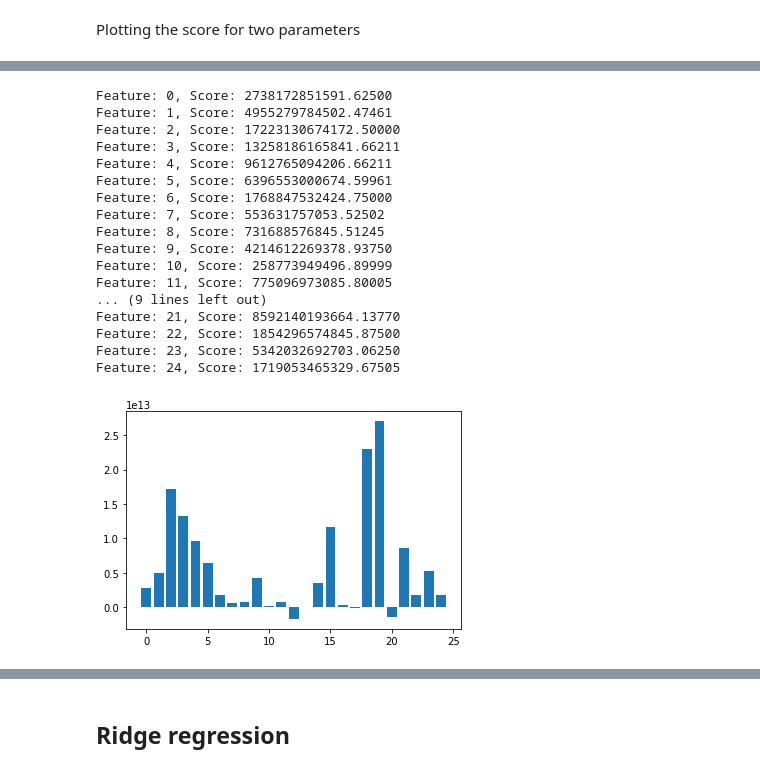
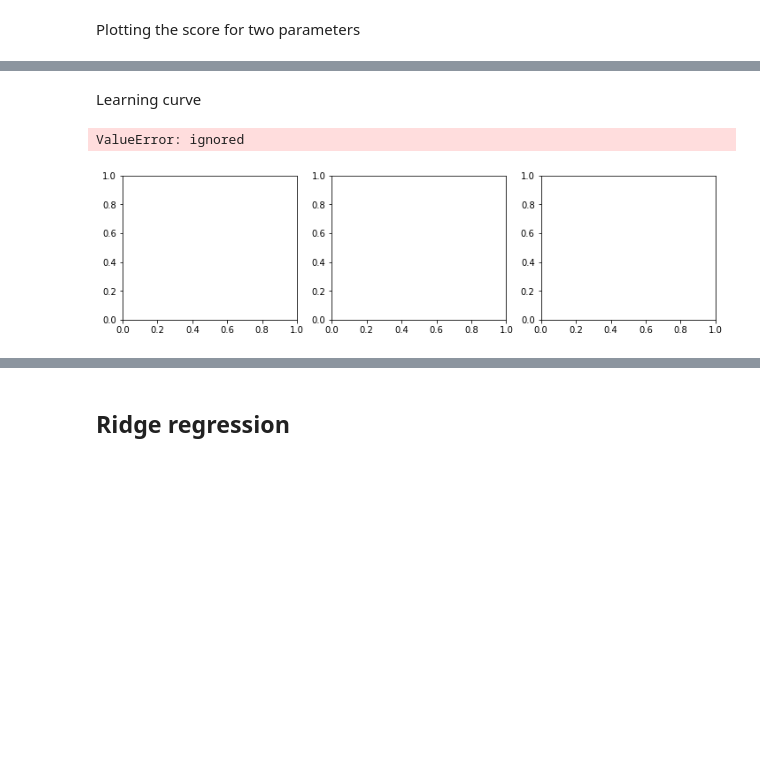
Before and after one commit to SmellyArmure/OC_DS_Project4, a Jupyter notebook: NOTEBOOKS/A_TRIER.ipynb, the cells around one changed output, grey strips where cells are left out. Cells and saved outputs as stored; diff of their text form; code cells hidden in the pictures; blank space fills up the shorter version.

```diff
--- a/NOTEBOOKS/A_TRIER.ipynb
+++ b/NOTEBOOKS/A_TRIER.ipynb
@@ -141,0 +164,6 @@ dict_models = {}
+# %%
+from sklearn.feature_selection import VarianceThreshold
+from sklearn.preprocessing import StandardScaler
+X_tr_Q = X_tr.select_dtypes(include=(np.number))
+for c in X_tr_Q.columns :
+    print(f"{c:-<40}{np.var(X_tr_Q.loc[:,c])}")
@@ -142,3 +177,21 @@ dict_models = {}
+# %%
+log1p_on = False
+
+if log1p_on: # scores defined in P4_functions.py
+    y_mod_tr, y_mod_te = np.log1p(y_tr), np.log1p(y_te)
+    scorers = {'mae_log': mae_log,
+               'rmse_log': mae_log,
+               'r2_log': r2_log,
+               'pred_rate_10_log': pred_rate_10_log}
+    score_refit = 'pred_rate_10_log'
+    file_name = os.getcwd()+'/P4_models_log_SEU.pkl'
+else:
+    y_mod_tr, y_mod_te = y_tr, y_te
+    scorers = {'mae': mae,
+               'rmse': mae,
+               'r2': r2,
+               'pred_rate_10': pred_rate_10}
+    score_refit = 'pred_rate_10'
 # %% [markdown]
 ## KNN Regressor
 # %%
@@ -233,36 +255,20 @@ Checking the importance of the features
-# %%
-# permutation feature importance with knn for regression
-
-scv = XXXXXXXXXXXXXX
-
-col_names = get_best_model_transf_df(scv, X_tr, y1_tr).columns
-
-# perform permutation importance
-results = permutation_importance(scv, X_te, y1_te, scoring='neg_mean_squared_error')
-# get importance
-importance = results.importances_mean
-# summarize feature importance
-for i,v in enumerate(importance):
-	print('Feature: %0d, Score: %.5f' % (i,v))
-# plot feature importance
-plt.bar([x for x in range(len(importance))], importance)
-plt.show()
-# %% [output]
-Feature: 0, Score: 2738172851591.62500
-Feature: 1, Score: 4955279784502.47461
-Feature: 2, Score: 17223130674172.50000
-Feature: 3, Score: 13258186165841.66211
-Feature: 4, Score: 9612765094206.66211
-Feature: 5, Score: 6396553000674.59961
-Feature: 6, Score: 1768847532424.75000
-Feature: 7, Score: 553631757053.52502
-Feature: 8, Score: 731688576845.51245
-Feature: 9, Score: 4214612269378.93750
-Feature: 10, Score: 258773949496.89999
-Feature: 11, Score: 775096973085.80005
-... (9 lines left out)
-Feature: 21, Score: 8592140193664.13770
-Feature: 22, Score: 1854296574845.87500
-Feature: 23, Score: 5342032692703.06250
-Feature: 24, Score: 1719053465329.67505
-[figure, removed]
+# %% [markdown]
+Learning curve
+# %%
+cv = ShuffleSplit(n_splits=5, test_size=0.2, random_state=0)
+colors = sns.color_palette("dark", 10)
+
+### Changer la taille des marqueurs et le remplissage pour test et fixer la l
+
+fig, axes = plt.subplots(1, 3, figsize=(12, 3));
+for name_reg, c in zip(dict_models.keys(), colors):
+    # title = f"Learning Curves ({name_reg})"
+    model = dict_models[name_reg].best_estimator_
+    plot_learning_curve(model, X_tr, y_mod_tr, #ylim=(0.7, 1.01),
+                        cv=cv, scoring = rev_log1p_r2,#n_jobs=4,
+                        train_sizes = np.linspace(0.1,1,20),
+                        c=c, axes=axes)
+plt.show()
+# %% [output]
+ValueError: ignored
+[figure, added]
```
Also changed, not shown: parts of 44 cells of this notebook, 11 other files.
